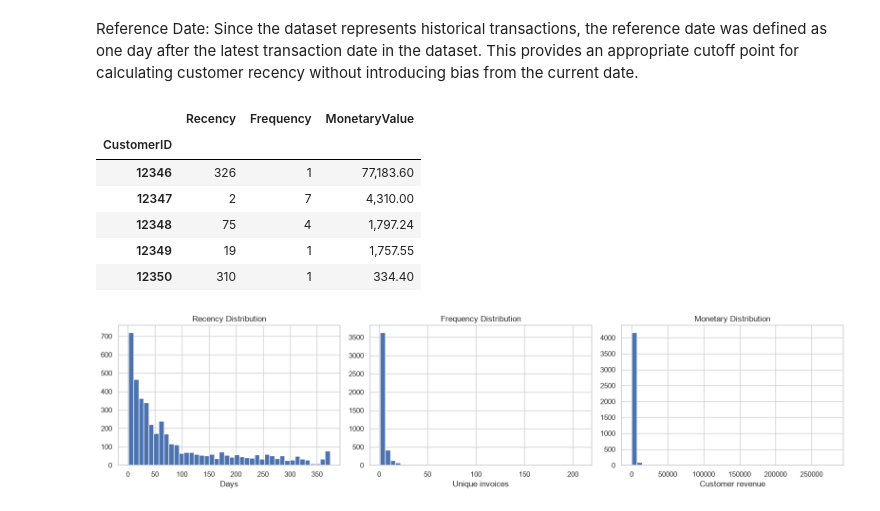
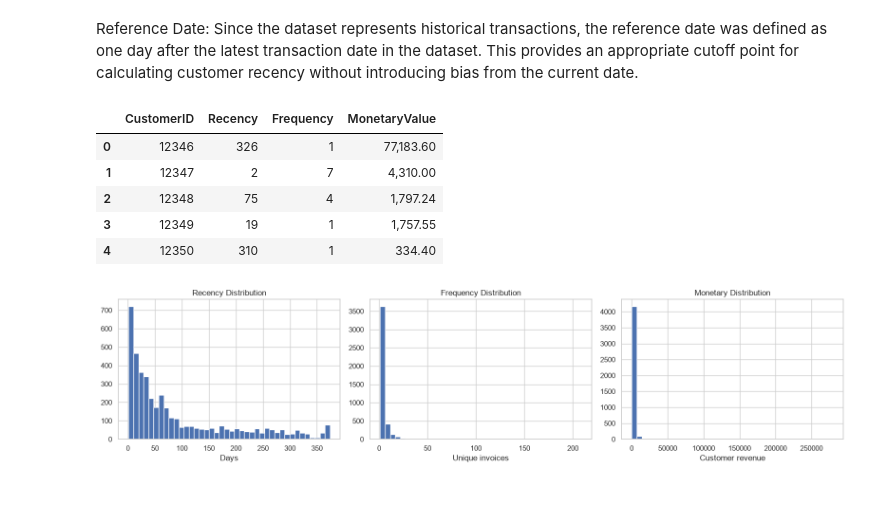
Before and after one commit to CodeWithNafisat/OIBSIP, a Jupyter notebook: DataAnalytics_L1_CustomerSegmentation/CustomerSegmentation.ipynb, the cells around one changed output. Cells and saved outputs as stored; diff of their text form; code cells hidden in the pictures.

```diff
--- a/DataAnalytics_L1_CustomerSegmentation/CustomerSegmentation.ipynb
+++ b/DataAnalytics_L1_CustomerSegmentation/CustomerSegmentation.ipynb
@@ -297,20 +319,19 @@ Timestamp('2011-12-10 12:50:00')
 Reference Date: Since the dataset represents historical transactions, the reference date was defined as one day after the latest transaction date in the dataset. This provides an appropriate cutoff point for calculating customer recency without introducing bias from the current date.
 # %%
 # Creating RFM features
-rfm = purchase_data.groupby("CustomerID").agg(
+rfm = (purchase_data.groupby("CustomerID").agg(
     Recency = ("InvoiceDate", lambda x: (reference_date - x.max()).days),
     Frequency = ("InvoiceNo", "nunique"),
-    MonetaryValue = ("Revenue", "sum")
+    MonetaryValue = ("Revenue", "sum")).reset_index()
 )
 rfm.head()
 # %% [output]
-|  | Recency | Frequency | MonetaryValue |
-| CustomerID |  |  |  |
-| 12346 | 326 | 1 | 77,183.60 |
-| 12347 | 2 | 7 | 4,310.00 |
-| 12348 | 75 | 4 | 1,797.24 |
-| 12349 | 19 | 1 | 1,757.55 |
-| 12350 | 310 | 1 | 334.40 |
+|  | CustomerID | Recency | Frequency | MonetaryValue |
+| 0 | 12346 | 326 | 1 | 77,183.60 |
+| 1 | 12347 | 2 | 7 | 4,310.00 |
+| 2 | 12348 | 75 | 4 | 1,797.24 |
+| 3 | 12349 | 19 | 1 | 1,757.55 |
+| 4 | 12350 | 310 | 1 | 334.40 |
 # %%
 # Customer-level distributions
 fig, axes = plt.subplots(1, 3, figsize=(16, 4))
```
Also changed, not shown: parts of 37 cells of this notebook, 1 other file.
